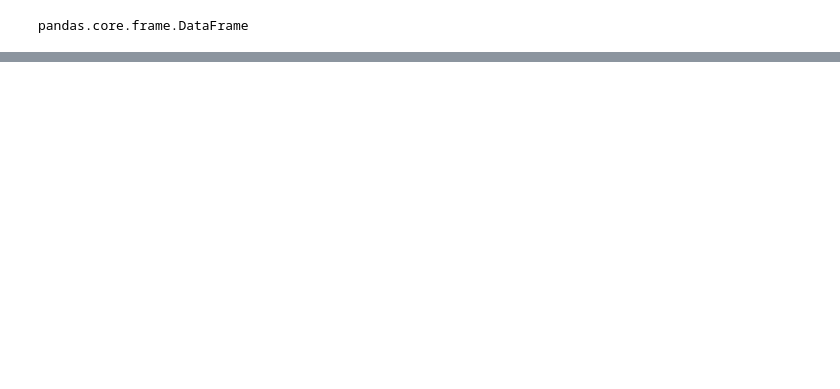
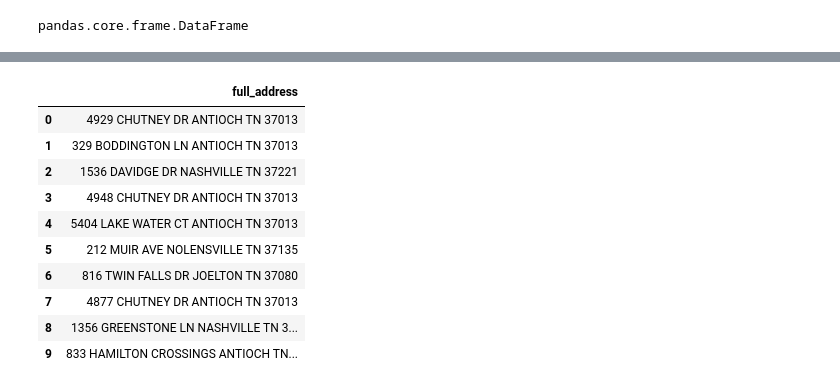
Before and after one commit to lorirocks/nashville-neighborhoods-capstone, a Jupyter notebook: notebooks/1_dataprep.ipynb, the cells around one changed output, grey strips where cells are left out. Saved outputs shown, nothing was run; the diff lists cells and outputs as text; code cells hidden in the pictures; blank space fills up the shorter version.

```diff
--- a/notebooks/1_dataprep.ipynb
+++ b/notebooks/1_dataprep.ipynb
@@ -1716,0 +1678,17 @@ df_planning_full_address_no_cityst
+# %%
+# Creating 10-row dataset to use for testing for loop
+
+df_bldg_apps_full_add_tenrows = df_bldg_apps_full_address.iloc[:10]
+df_bldg_apps_full_add_tenrows
+# %% [output]
+|  | full_address |
+| 0 | 4929 CHUTNEY DR ANTIOCH TN 37013 |
+| 1 | 329 BODDINGTON LN ANTIOCH TN 37013 |
+| 2 | 1536 DAVIDGE DR NASHVILLE TN 37221 |
+| 3 | 4948 CHUTNEY DR ANTIOCH TN 37013 |
+| 4 | 5404 LAKE WATER CT ANTIOCH TN 37013 |
+| 5 | 212 MUIR AVE NOLENSVILLE TN 37135 |
+| 6 | 816 TWIN FALLS DR JOELTON TN 37080 |
+| 7 | 4877 CHUTNEY DR ANTIOCH TN 37013 |
+| 8 | 1356 GREENSTONE LN NASHVILLE TN 3... |
+| 9 | 833 HAMILTON CROSSINGS ANTIOCH TN... |
```
Also changed, not shown: parts of 45 cells of this notebook, 6 other files.
